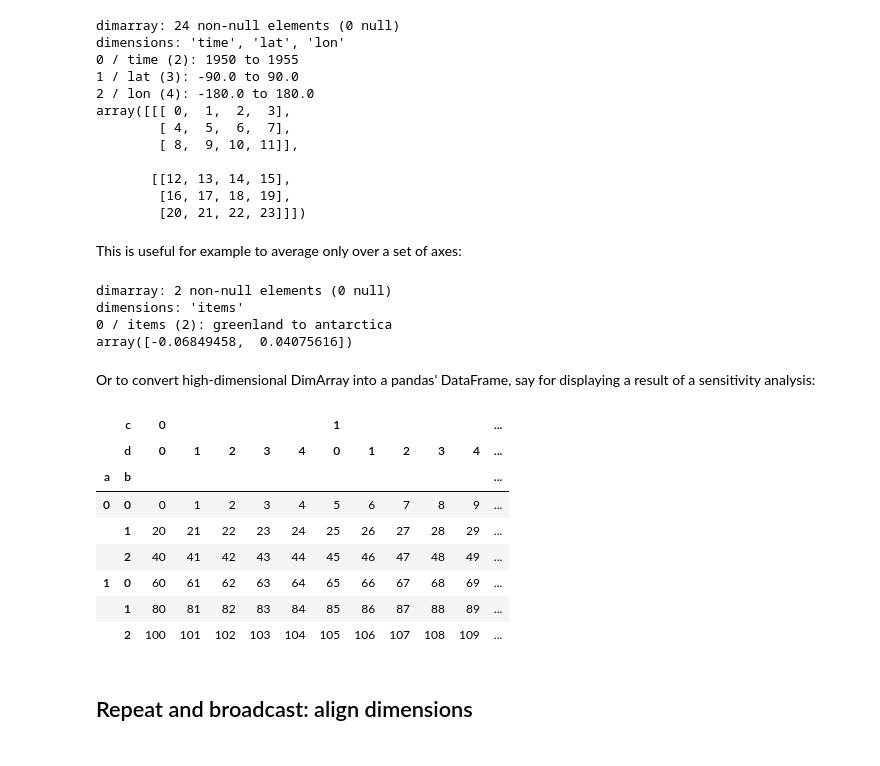
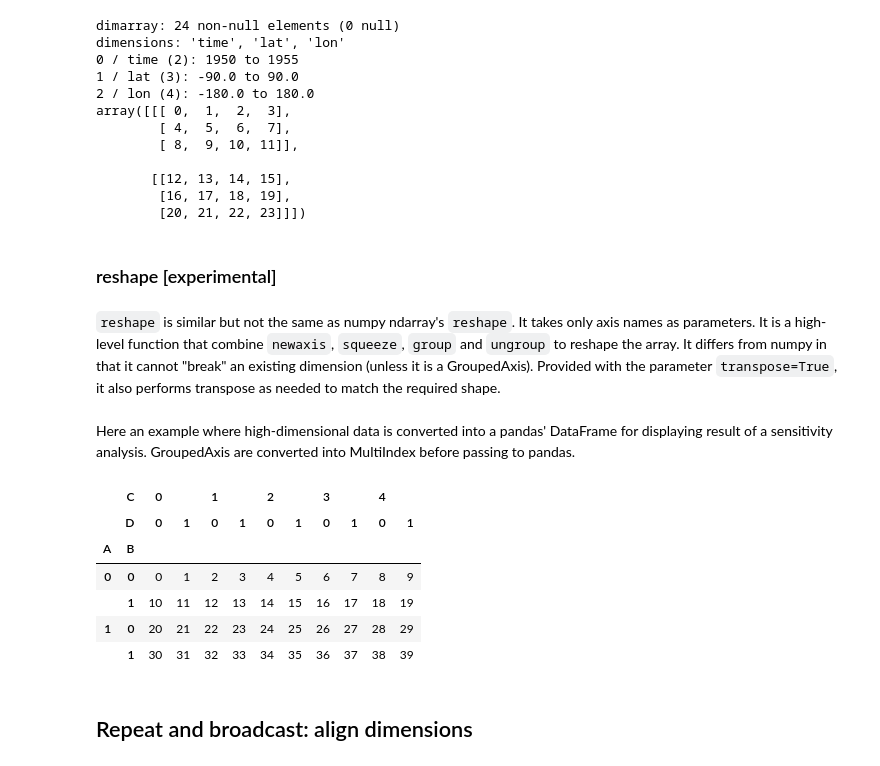
Before and after one commit to perrette/dimarray, a Jupyter notebook: dimarray.ipynb, the cells around one changed output. Saved outputs shown, nothing was run; the diff lists cells and outputs as text; code cells hidden in the pictures.

```diff
--- a/dimarray.ipynb
+++ b/dimarray.ipynb
@@ -746,30 +766,23 @@ array([[[ 0,  1,  2,  3],
        [[12, 13, 14, 15],
         [16, 17, 18, 19],
         [20, 21, 22, 23]]])
-# %% [markdown]
-This is useful for example to average only over a set of axes:
-# %%
-v.mean(axis=('time','lat'))
-# %% [output]
-dimarray: 2 non-null elements (0 null)
-dimensions: 'items'
-0 / items (2): greenland to antarctica
-array([-0.06849458,  0.04075616])
+# %% [markdown]
+### reshape [experimental]
+# %% [markdown]
+`reshape` is similar but not the same as numpy ndarray's `reshape`. It takes only axis names as parameters. It is a high-level function that combine `newaxis`, `squeeze`, `group` and `ungroup` to reshape the array. It differs from numpy in that it cannot "break" an existing dimension (unless it is a GroupedAxis). Provided with the parameter `transpose=True`, it also performs transpose as needed to match the required shape.
 # %% [markdown]
-Or to convert high-dimensional DimArray into a pandas' DataFrame, say for displaying a result of a sensitivity analysis:
+Here an example where high-dimensional data is converted into a pandas' DataFrame for displaying result of a sensitivity analysis. GroupedAxis are converted into MultiIndex before passing to pandas.
 # %%
-large_array = da.array(np.arange(2*3*4*5).reshape(2,3,4,5), dims=('a','b','c','d'))
-large_array.reshape('a,b','c,d').to_pandas()
+large_array = da.array(np.arange(2*2*5*2).reshape(2,2,5,2), dims=('A','B','C','D'))
+large_array.reshape('A,B','C,D').to_pandas()
 # %% [output]
-|  | c | 0 |  |  |  |  | 1 |  |  |  |  | ... |
-|  | d | 0 | 1 | 2 | 3 | 4 | 0 | 1 | 2 | 3 | 4 | ... |
-| a | b |  |  |  |  |  |  |  |  |  |  | ... |
-| 0 | 0 | 0 | 1 | 2 | 3 | 4 | 5 | 6 | 7 | 8 | 9 | ... |
-|  | 1 | 20 | 21 | 22 | 23 | 24 | 25 | 26 | 27 | 28 | 29 | ... |
-|  | 2 | 40 | 41 | 42 | 43 | 44 | 45 | 46 | 47 | 48 | 49 | ... |
-| 1 | 0 | 60 | 61 | 62 | 63 | 64 | 65 | 66 | 67 | 68 | 69 | ... |
-|  | 1 | 80 | 81 | 82 | 83 | 84 | 85 | 86 | 87 | 88 | 89 | ... |
-|  | 2 | 100 | 101 | 102 | 103 | 104 | 105 | 106 | 107 | 108 | 109 | ... |
+|  | C | 0 |  | 1 |  | 2 |  | 3 |  | 4 |  |
+|  | D | 0 | 1 | 0 | 1 | 0 | 1 | 0 | 1 | 0 | 1 |
+| A | B |  |  |  |  |  |  |  |  |  |  |
+| 0 | 0 | 0 | 1 | 2 | 3 | 4 | 5 | 6 | 7 | 8 | 9 |
+|  | 1 | 10 | 11 | 12 | 13 | 14 | 15 | 16 | 17 | 18 | 19 |
+| 1 | 0 | 20 | 21 | 22 | 23 | 24 | 25 | 26 | 27 | 28 | 29 |
+|  | 1 | 30 | 31 | 32 | 33 | 34 | 35 | 36 | 37 | 38 | 39 |
 # %% [markdown]
 ## Repeat and broadcast: align dimensions
 # %% [markdown]
```
Also changed, not shown: parts of 28 cells of this notebook, 2 other files.
